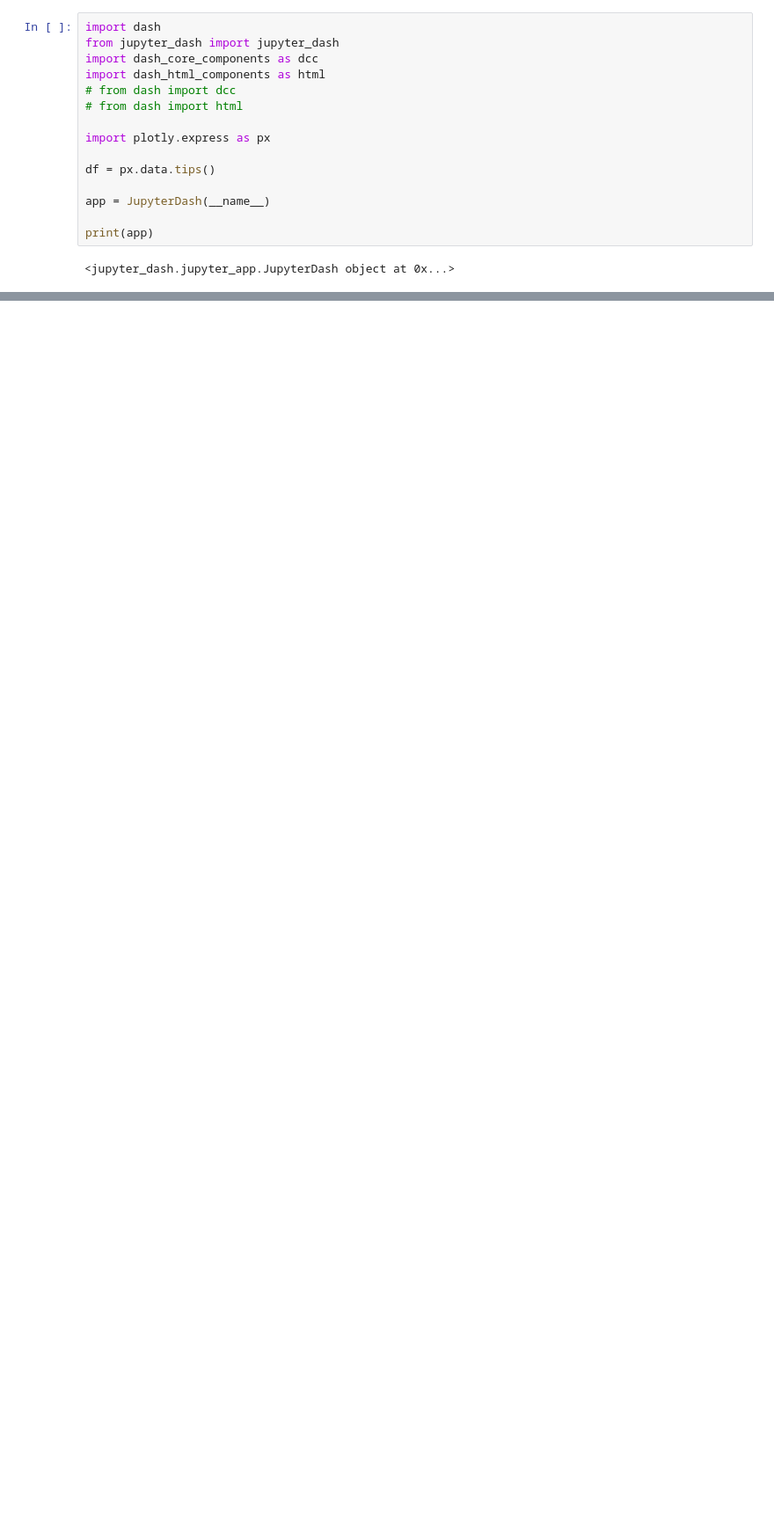
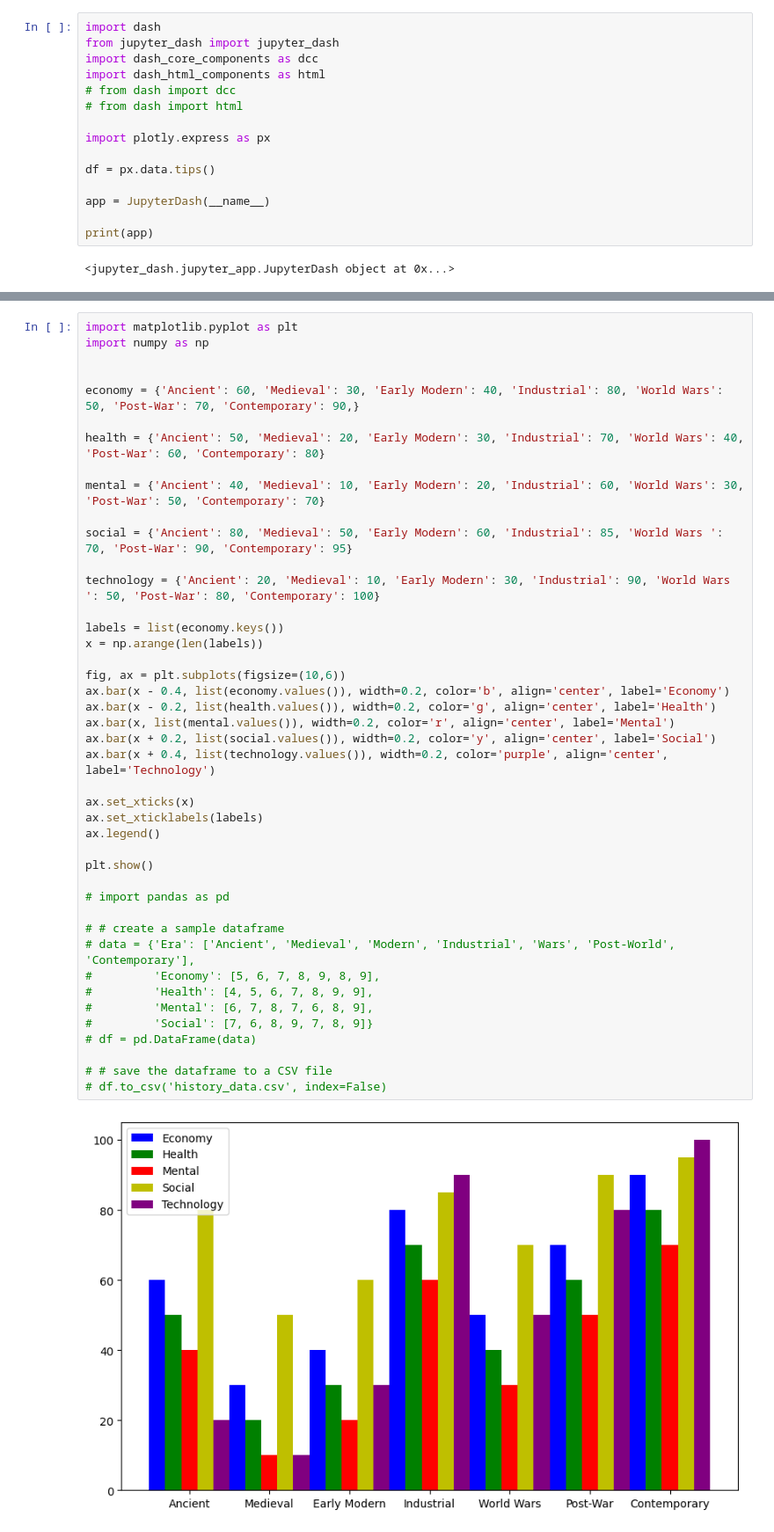
Before and after one commit to Emily20222022/blog_analytic_master, a Jupyter notebook: dash_app_for_DS.ipynb, the cells around one changed output, grey strips where cells are left out. Shown at 88% size. Cells and saved outputs as stored; diff of their text form; blank space fills up the shorter version.

```diff
--- a/dash_app_for_DS.ipynb
+++ b/dash_app_for_DS.ipynb
@@ -128,3 +128,48 @@ app.run_server(mode="inline")
 Dash is running on http://127.0.0.1:8050/
 INFO:dash.dash:Dash is running on http://127.0.0.1:8050/
 [interactive output not drawn]
+# %%
+import matplotlib.pyplot as plt
+import numpy as np
+
+
+economy = {'Ancient': 60, 'Medieval': 30, 'Early Modern': 40, 'Industrial': 80, 'World Wars': 50, 'Post-War': 70, 'Contemporary': 90,}
+
+health = {'Ancient': 50, 'Medieval': 20, 'Early Modern': 30, 'Industrial': 70, 'World Wars': 40, 'Post-War': 60, 'Contemporary': 80}
+
+mental = {'Ancient': 40, 'Medieval': 10, 'Early Modern': 20, 'Industrial': 60, 'World Wars': 30, 'Post-War': 50, 'Contemporary': 70}
+
+social = {'Ancient': 80, 'Medieval': 50, 'Early Modern': 60, 'Industrial': 85, 'World Wars ': 70, 'Post-War': 90, 'Contemporary': 95}
+
+technology = {'Ancient': 20, 'Medieval': 10, 'Early Modern': 30, 'Industrial': 90, 'World Wars ': 50, 'Post-War': 80, 'Contemporary': 100}
+
+labels = list(economy.keys())
+x = np.arange(len(labels))
+
+fig, ax = plt.subplots(figsize=(10,6))
+ax.bar(x - 0.4, list(economy.values()), width=0.2, color='b', align='center', label='Economy')
+ax.bar(x - 0.2, list(health.values()), width=0.2, color='g', align='center', label='Health')
+ax.bar(x, list(mental.values()), width=0.2, color='r', align='center', label='Mental')
+ax.bar(x + 0.2, list(social.values()), width=0.2, color='y', align='center', label='Social')
+ax.bar(x + 0.4, list(technology.values()), width=0.2, color='purple', align='center', label='Technology')
+
+ax.set_xticks(x)
+ax.set_xticklabels(labels)
+ax.legend()
+
+plt.show()
+
+# import pandas as pd
+
+# # create a sample dataframe
+# data = {'Era': ['Ancient', 'Medieval', 'Modern', 'Industrial', 'Wars', 'Post-World', 'Contemporary'],
+#         'Economy': [5, 6, 7, 8, 9, 8, 9],
+#         'Health': [4, 5, 6, 7, 8, 9, 9],
+#         'Mental': [6, 7, 8, 7, 6, 8, 9],
+#         'Social': [7, 6, 8, 9, 7, 8, 9]}
+# df = pd.DataFrame(data)
+
+# # save the dataframe to a CSV file
+# df.to_csv('history_data.csv', index=False)
+# %% [output]
+[figure, added]
```
Also changed, not shown: parts of 4 cells of this notebook.
